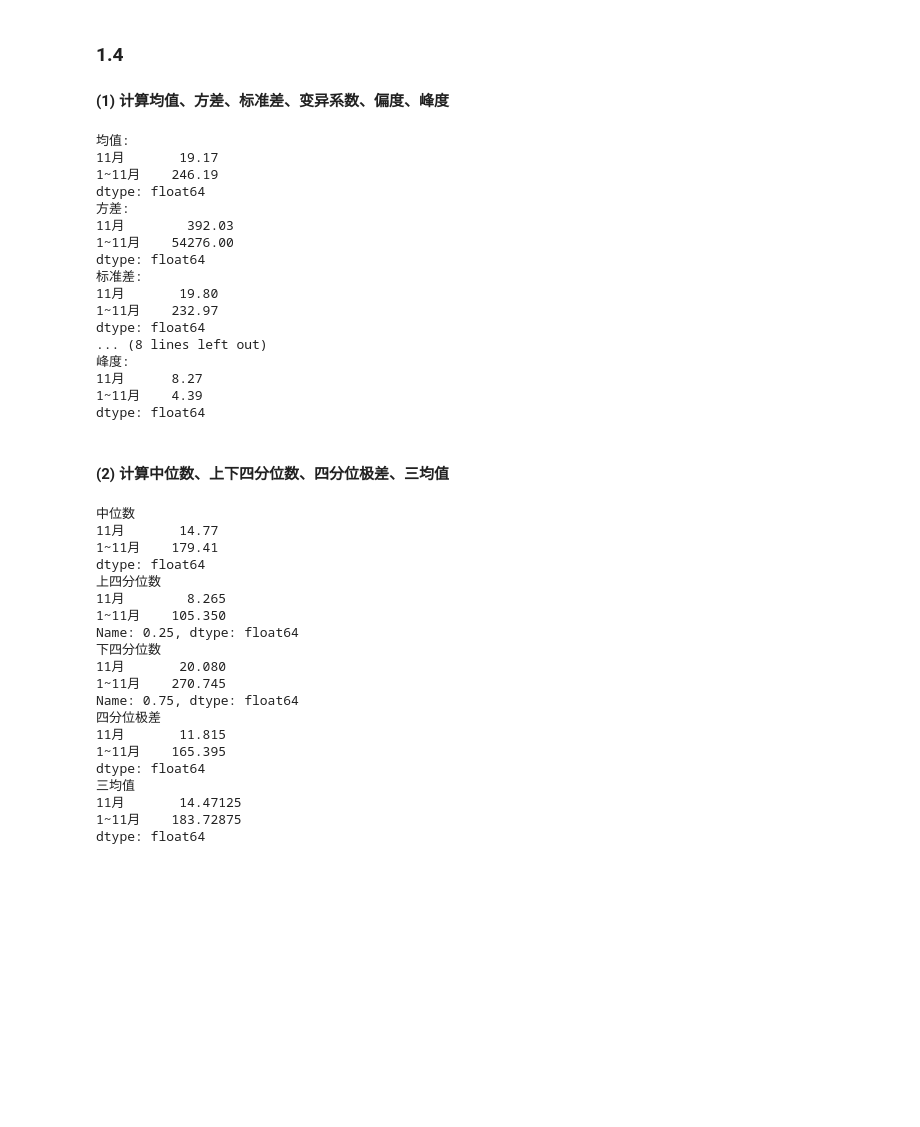
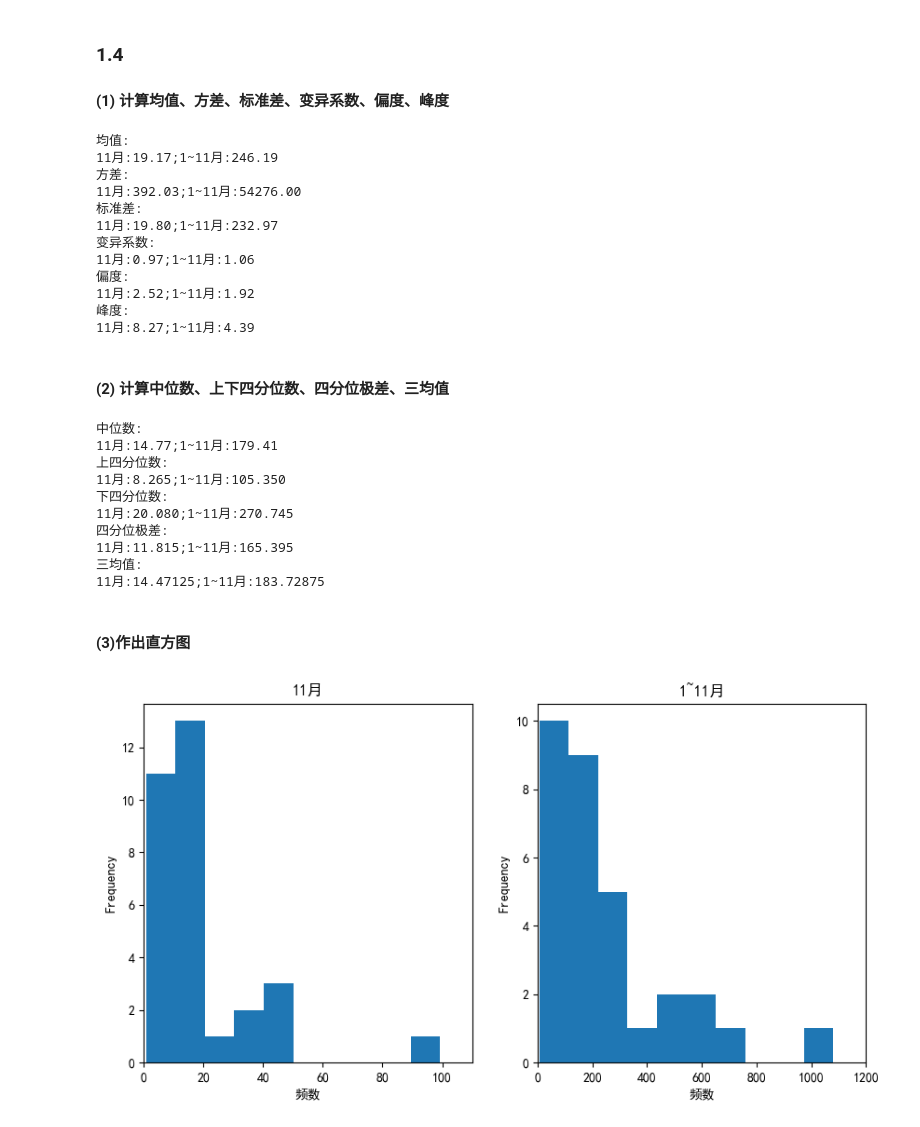
Before and after one commit to TakakuraMako/Python_Study, a Jupyter notebook: 数据分析/1.3.ipynb, the cells around one changed output. Saved outputs shown, nothing was run; the diff lists cells and outputs as text; code cells hidden in the pictures; blank space fills up the shorter version.

```diff
--- a/数据分析/1.3.ipynb
+++ b/数据分析/1.3.ipynb
@@ -96,0 +111,7 @@ dtype: float64
+# %%
+for i in range(data.shape[1]):
+    upper = Q1.iloc[i] - 1.5*IQR.iloc[i]
+    lowwer = Q3.iloc[i] + 1.5*IQR.iloc[i]
+    nation = data.iloc[:, i]
+    print(data.columns[i])
+    print(list(nation[(nation < upper) | (nation > lowwer)]))
@@ -112,25 +140,22 @@ S1 = round(np.std(data1, ddof=1, axis=0), 2)
 CV1 = round(x1_mean / S1, 2)
 G31 = round(data1.skew(), 2)
 G41 = round(data1.kurt(), 2)
-print('均值:\n{}\n方差:\n{}\n标准差:\n{}\n变异系数:\n{}\n偏度:\n{}\n峰度:\n{}'.format(x1_mean, S1_2, S1, CV1, G31, G41))
+print('均值:', re.sub(r'\s+', ':', x1_mean.to_string().replace('\n', ';')), '方差:', re.sub(r'\s+', ':', S1_2.to_string().replace('\n', ';')),
+      '标准差:', re.sub(r'\s+', ':', S1.to_string().replace('\n', ';')), '变异系数:', re.sub(r'\s+', ':', CV1.to_string().replace('\n', ';')),
+      '偏度:', re.sub(r'\s+', ':', G31.to_string().replace('\n', ';')), '峰度:', re.sub(r'\s+', ':', G41.to_string().replace('\n', ';')), sep='\n')
 # %% [output]
 均值:
-11月       19.17
-1~11月    246.19
-dtype: float64
+11月:19.17;1~11月:246.19
 方差:
-11月        392.03
-1~11月    54276.00
-dtype: float64
+11月:392.03;1~11月:54276.00
 标准差:
-11月       19.80
-1~11月    232.97
-dtype: float64
-... (8 lines left out)
+11月:19.80;1~11月:232.97
+变异系数:
+11月:0.97;1~11月:1.06
+偏度:
+11月:2.52;1~11月:1.92
 峰度:
-11月      8.27
-1~11月    4.39
-dtype: float64
+11月:8.27;1~11月:4.39
 # %% [markdown]
 #### (2) 计算中位数、上下四分位数、四分位极差、三均值
 # %%
@@ -139,25 +164,29 @@ Q11 = data1.quantile(0.25)
 Q31 = data1.quantile(0.75)
 IQR1 = Q31 - Q11
 TM1 = 1/4*Q11 + 1/2*M1 + 1/4*Q31
-print('中位数\n{}\n上四分位数\n{}\n下四分位数\n{}\n四分位极差\n{}\n三均值\n{}\n'.format(M1, Q11, Q31, IQR1, TM1))
+print('中位数:', re.sub(r'\s+', ':', M1.to_string().replace('\n', ';')), '上四分位数:', re.sub(r'\s+', ':', Q11.to_string().replace('\n', ';')),
+      '下四分位数:', re.sub(r'\s+', ':', Q31.to_string().replace('\n', ';')), '四分位极差:', re.sub(r'\s+', ':', IQR1.to_string().replace('\n', ';')),
+      '三均值:', re.sub(r'\s+', ':', TM1.to_string().replace('\n', ';')), sep='\n')
 # %% [output]
-中位数
-11月       14.77
-1~11月    179.41
-dtype: float64
-上四分位数
-11月        8.265
-1~11月    105.350
-Name: 0.25, dtype: float64
-下四分位数
-11月       20.080
-1~11月    270.745
-Name: 0.75, dtype: float64
-四分位极差
-11月       11.815
-1~11月    165.395
-dtype: float64
-三均值
-11月       14.47125
-1~11月    183.72875
-dtype: float64
+中位数:
+11月:14.77;1~11月:179.41
+上四分位数:
+11月:8.265;1~11月:105.350
+下四分位数:
+11月:20.080;1~11月:270.745
+四分位极差:
+11月:11.815;1~11月:165.395
+三均值:
+11月:14.47125;1~11月:183.72875
+# %% [markdown]
+#### (3)作出直方图
+# %%
+fig, axes = plt.subplots(1, 2, figsize=(10, 5))
+lim = [110, 1200]
+for i, col in enumerate(data1.columns):
+    data1[col].plot(kind='hist', bins=10, ax=axes[i], title=col)
+    axes[i].set_xlabel('频数')
+    axes[i].set_xlim(0, lim[i])
+plt.show()
+# %% [output]
+[figure, added]
```
Also changed, not shown: parts of 11 cells of this notebook, 1 other file.
